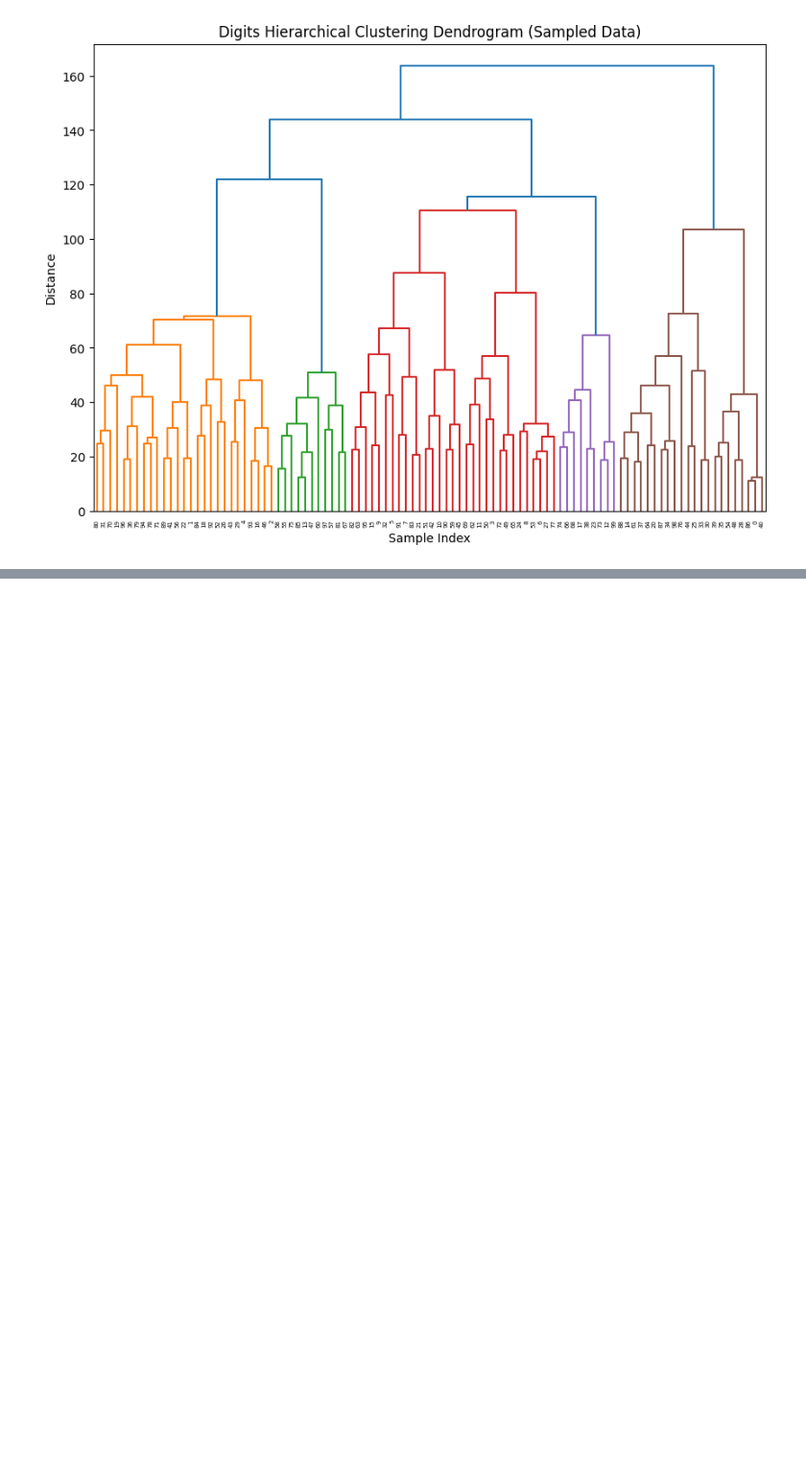
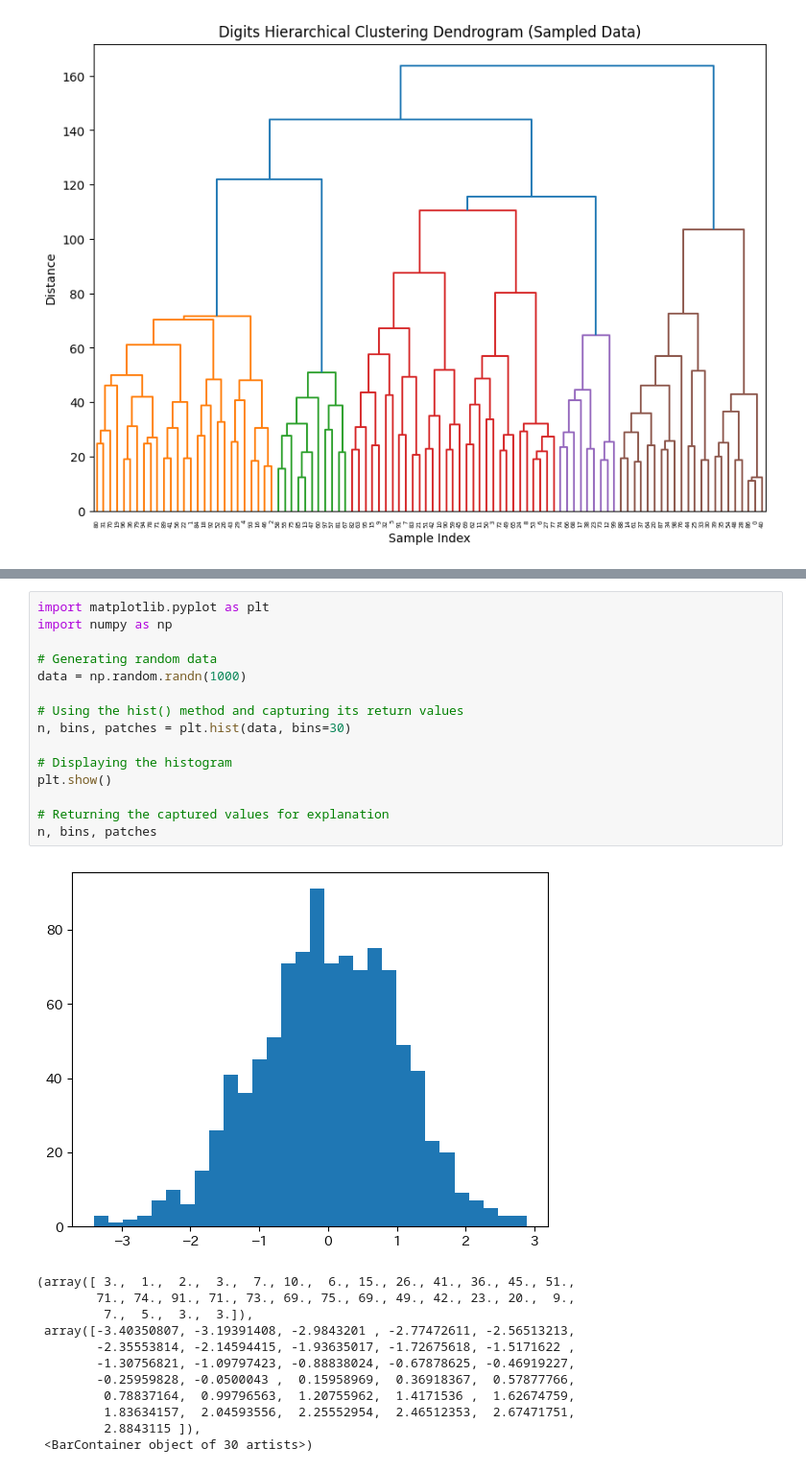
Before and after one commit to phonon-py/ZTest_ws, a Jupyter notebook: data_analysis.ipynb, the cells around one changed output, grey strips where cells are left out. Shown at 96% size. Drawn from its saved outputs; the diff is of its cells as text; blank space fills up the shorter version.

```diff
--- a/data_analysis.ipynb
+++ b/data_analysis.ipynb
@@ -109,0 +424,28 @@ plt.show()
+# %%
+import matplotlib.pyplot as plt
+import numpy as np
+
+# Generating random data
+data = np.random.randn(1000)
+
+# Using the hist() method and capturing its return values
+n, bins, patches = plt.hist(data, bins=30)
+
+# Displaying the histogram
+plt.show()
+
+# Returning the captured values for explanation
+n, bins, patches
+# %% [output]
+[figure, added]
+(array([ 3.,  1.,  2.,  3.,  7., 10.,  6., 15., 26., 41., 36., 45., 51.,
+        71., 74., 91., 71., 73., 69., 75., 69., 49., 42., 23., 20.,  9.,
+         7.,  5.,  3.,  3.]),
+ array([-3.40350807, -3.19391408, -2.9843201 , -2.77472611, -2.56513213,
+        -2.35553814, -2.14594415, -1.93635017, -1.72675618, -1.5171622 ,
+        -1.30756821, -1.09797423, -0.88838024, -0.67878625, -0.46919227,
+        -0.25959828, -0.0500043 ,  0.15958969,  0.36918367,  0.57877766,
+         0.78837164,  0.99796563,  1.20755962,  1.4171536 ,  1.62674759,
+         1.83634157,  2.04593556,  2.25552954,  2.46512353,  2.67471751,
+         2.8843115 ]),
+ <BarContainer object of 30 artists>)
```
Also changed, not shown: parts of 48 cells of this notebook.
